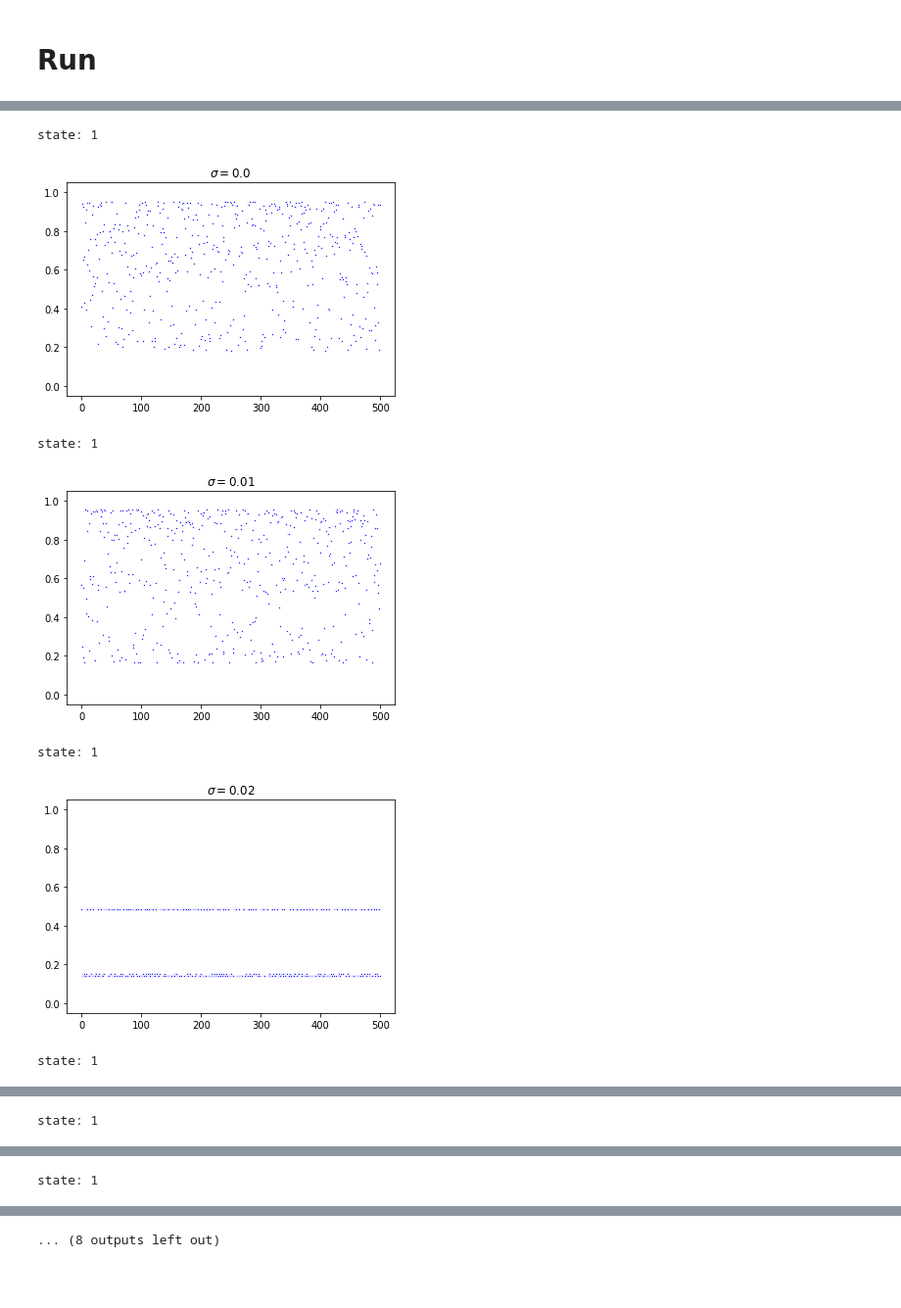
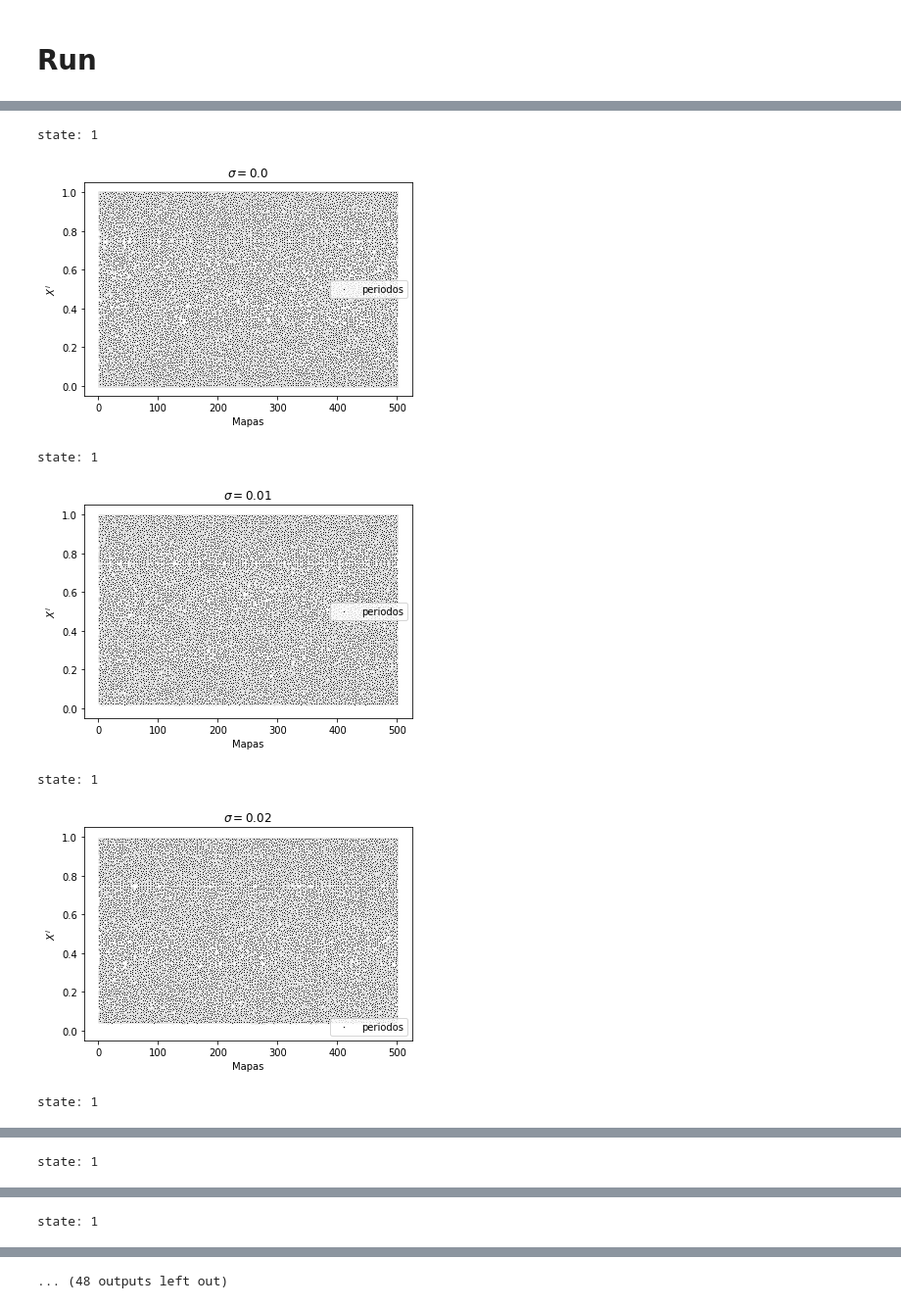
Before and after one commit to ConradBitt/logistico_global, a Jupyter notebook: logistic_global_coupling.ipynb, the cells around one changed output, grey strips where cells are left out. Shown at 98% size. Cells and saved outputs as stored; diff of their text form; code cells hidden in the pictures; blank space fills up the shorter version.

```diff
--- a/logistic_global_coupling.ipynb
+++ b/logistic_global_coupling.ipynb
@@ -6,11 +6,11 @@ import matplotlib.pyplot as plt
 import seaborn as sns
 from numba import njit
 # %%
-n = 500 # Network size
+n = 100 # Network size
 tf = 5000 # Iteration time
-trans = tf - 50 # Transient time
+trans = tf - 100 # Transient time
 sample_size = tf - trans # Size of the actual data
-a = 3.8 # Logistic map parameter
+a = 3.98 # Logistic map parameter
 xmin = 0 # Minimum allowed value of x
 xmax = 1 # Maximum allowed value of x
 prd = 1
@@ -32,7 +32,7 @@ def network(x, sigma, a):
         coup = 0 # Weight
         for k in range(n):
             coup += f[k % n]
-        xout[i] = f[i] + sigma*coup/n
+        xout[i] = (1 - sigma)*f[i] + sigma*coup/n
 
     return xout
 # %% [markdown]
@@ -62,7 +62,0 @@ x_series = pd.Series(x0)
-# %%
-def plota(x, sigma):
-    fig, ax = plt.subplots()
-    sns.scatterplot(data = x, ax=ax, s=3.5, color='b')
-    ax.set_title(f'$\sigma={sigma}$')
-    ax.set_ylim(-0.05,1.05)
-    plt.show()
@@ -69,8 +161,18 @@ def plota(x, sigma):
 # %%
+def plota(x, sigma):
+    fig, ax = plt.subplots()
+    sns.scatterplot(data = x, x='variable', y = 'value', color='black', s=3.5, label='periodos')
+    ax.set_title(f'$\sigma={sigma}$')
+    ax.set_xlabel('Mapas')
+    ax.set_ylabel(r'$X^i$')
+    ax.set_ylim(-0.05,1.05)
+    plt.show()
+
 def varre_sigma(sigma):
     xdata = np.zeros((n, sample_size))
     np.random.seed(12031934)
     x0 = np.random.rand(n)
+    #x0 = xmin + x0*(xmax - xmin)
     #x0[:40] = 0.5
 
     state = 1
@@ -85,15 +187,22 @@ def varre_sigma(sigma):
         x0 = x
     print(f'state: {state}')
     x_series = pd.Series(x0)
-    plota(x_series, sigma)
+    x_dataframe = pd.DataFrame(xdata)
+
+    x_dataframe = x_dataframe.melt()
+    x_dataframe['variable'] = dado_patricio['mapas']
+
+    plota(x_dataframe, sigma)
+
+    return x_series, x_dataframe
 # %%
-for sigma in np.arange(0,0.1,0.01):
+for sigma in np.arange(0.00,0.3,0.01):
     varre_sigma(sigma)
 # %% [output]
 state: 1
-[figure, old version]
+[figure, new version]
 state: 1
-[figure, old version]
+[figure, new version]
 state: 1
-[figure, old version]
+[figure, new version]
 state: 1
@@ -105 +214 @@ state: 1
-... (8 outputs left out)
+... (48 outputs left out)
```
Also changed, not shown: parts of 18 cells of this notebook, 3 other files.
